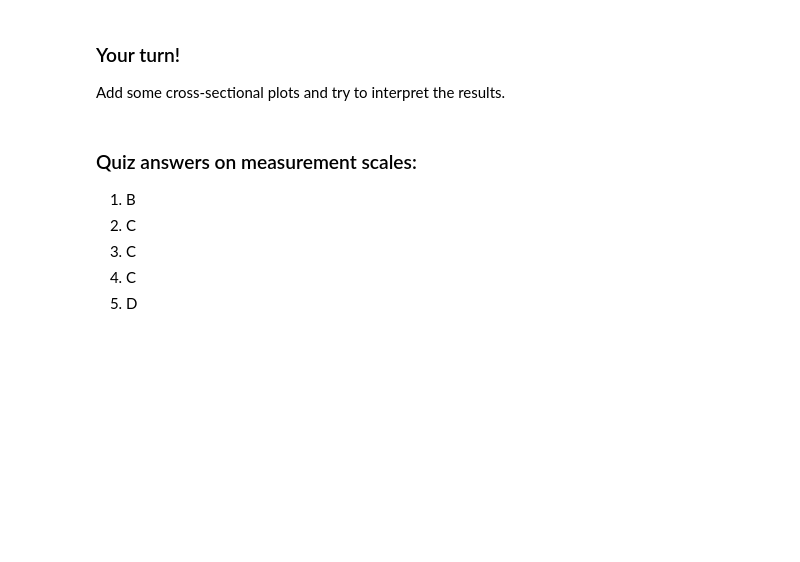
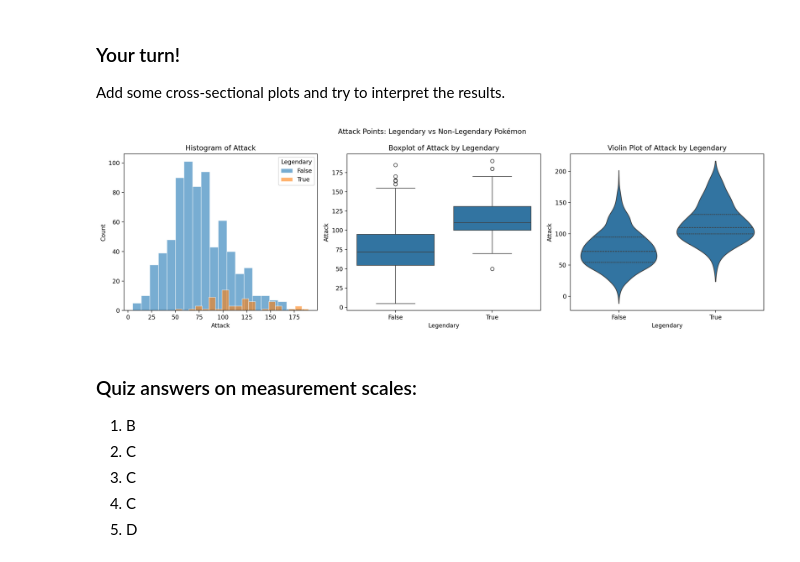
Before and after one commit to 208252/statistics, a Jupyter notebook: 09-univariate.ipynb, the cells around one changed output. Cells and saved outputs as stored; diff of their text form; code cells hidden in the pictures; blank space fills up the shorter version.

```diff
--- a/09-univariate.ipynb
+++ b/09-univariate.ipynb
@@ -1129,7 +1135,29 @@ print(tabulate(grouped_summary, headers='keys', tablefmt='github'))  #summary in
 
 Add some cross-sectional plots and try to interpret the results.
 # %%
-# your plots and comments here
+fig, axes = plt.subplots(1, 3, figsize=(16, 5))
+fig.suptitle("Attack Points: Legendary vs Non-Legendary Pokémon")
+# Histogram
+for label, group in df_pokemon.groupby('Legendary')['Attack']:
+    axes[0].hist(group, bins=20, alpha=0.6, label=str(label), edgecolor='white')
+axes[0].set_title("Histogram of Attack")
+axes[0].set_xlabel("Attack")
+axes[0].set_ylabel("Count")
+axes[0].legend(title="Legendary")
+# Boxplot
+sns.boxplot(data=df_pokemon, x='Legendary', y='Attack', ax=axes[1])
+axes[1].set_title("Boxplot of Attack by Legendary")
+axes[1].set_xlabel("Legendary")
+axes[1].set_ylabel("Attack")
+# Violin plot
+sns.violinplot(data=df_pokemon, x='Legendary', y='Attack', ax=axes[2], inner='quartile')
+axes[2].set_title("Violin Plot of Attack by Legendary")
+axes[2].set_xlabel("Legendary")
+axes[2].set_ylabel("Attack")
+plt.tight_layout()
+plt.show()
+# %% [output]
+[figure, added]
 # %% [markdown]
 ### Quiz answers on measurement scales:
 1. B
```
Also changed, not shown: parts of 10 cells of this notebook, 2 other files.
